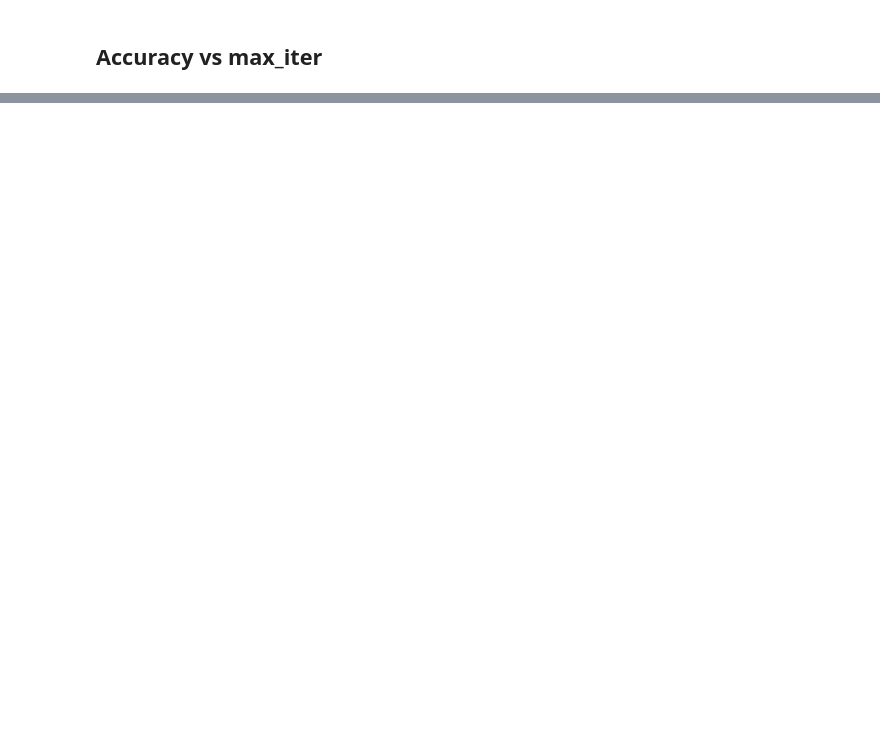
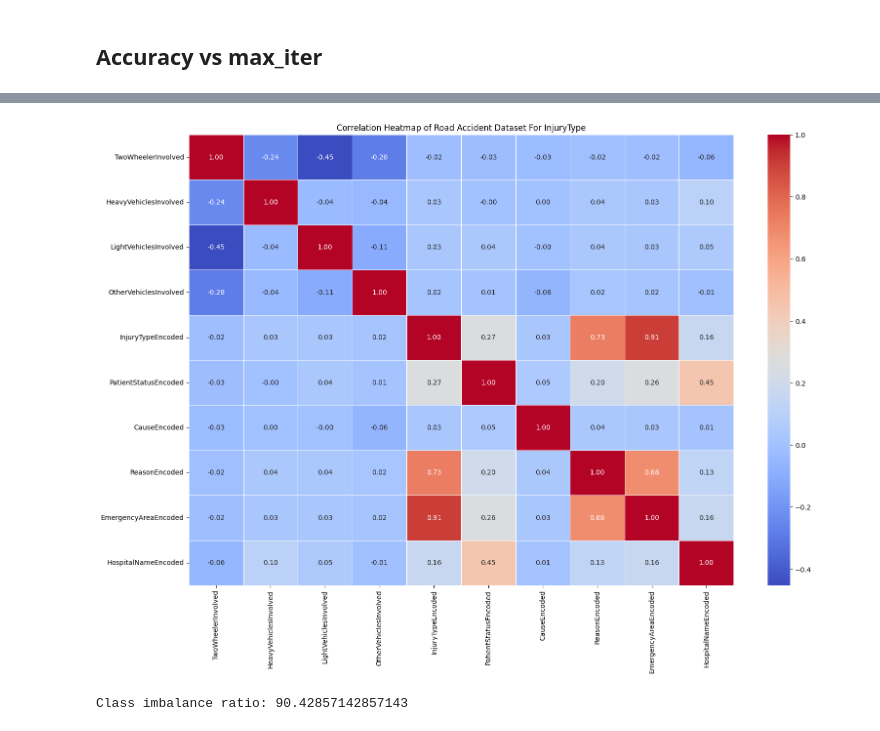
Before and after one commit to Shahrukhzx/CSE445-Project, a Jupyter notebook: InnovaTech.ipynb, the cells around one changed output, grey strips where cells are left out. Saved outputs shown, nothing was run; the diff lists cells and outputs as text; code cells hidden in the pictures; blank space fills up the shorter version.

```diff
--- a/InnovaTech.ipynb
+++ b/InnovaTech.ipynb
@@ -403,0 +362,2 @@ memory usage: 3.8 MB
+# %%
+dataset_copy = dataset.copy() # copying the dataset to use it for the target injurytype.
@@ -532,0 +565,16 @@ plt.show()
+# %%
+# Label Encoding
+label_encoder = LabelEncoder()
+dataset_copy['InjuryTypeEncoded'] = label_encoder.fit_transform(dataset_copy['InjuryType'])
+# %%
+# Target-encodding
+def target_encoding(column, target):
+    return dataset_copy.groupby(column)[target].transform('mean')
+dataset_copy['PatientStatusEncoded'] = target_encoding('PatientStatus', 'InjuryTypeEncoded')
+dataset_copy['CauseEncoded'] = target_encoding('Cause', 'InjuryTypeEncoded')
+dataset_copy['ReasonEncoded'] = target_encoding('Reason', 'InjuryTypeEncoded')
+dataset_copy['EmergencyAreaEncoded'] = target_encoding('EmergencyArea', 'InjuryTypeEncoded')
+dataset_copy['HospitalNameEncoded'] = target_encoding('HospitalName', 'InjuryTypeEncoded')
+# %%
+# dropping the original columns
+dataset_copy.drop(['InjuryType', 'Cause', 'Reason', 'EmergencyArea', 'PatientStatus', 'HospitalName'], axis=1, inplace=True)
@@ -532,0 +601,18 @@ plt.show()
+# %%
+# Compute the correlation matrix
+corr_matrix2 = dataset_copy.corr()
+
+# Plot the correlation heatmap
+plt.figure(figsize=(18, 12))
+sns.heatmap(corr_matrix2, annot=True, cmap='coolwarm', fmt='.2f', linewidths=0.5)
+plt.title('Correlation Heatmap of Road Accident Dataset For InjuryType')
+plt.show()
+# %% [output]
+[figure, added]
+# %%
+# Checking imbalance
+target_counts2 = dataset_copy['InjuryTypeEncoded'].value_counts()
+imbalance_ratio2 = max(target_counts2) / min(target_counts2)
+print("Class imbalance ratio:", imbalance_ratio2)
+# %% [output]
+Class imbalance ratio: 90.42857142857143
```
Also changed, not shown: parts of 41 cells of this notebook, 1 other file.
